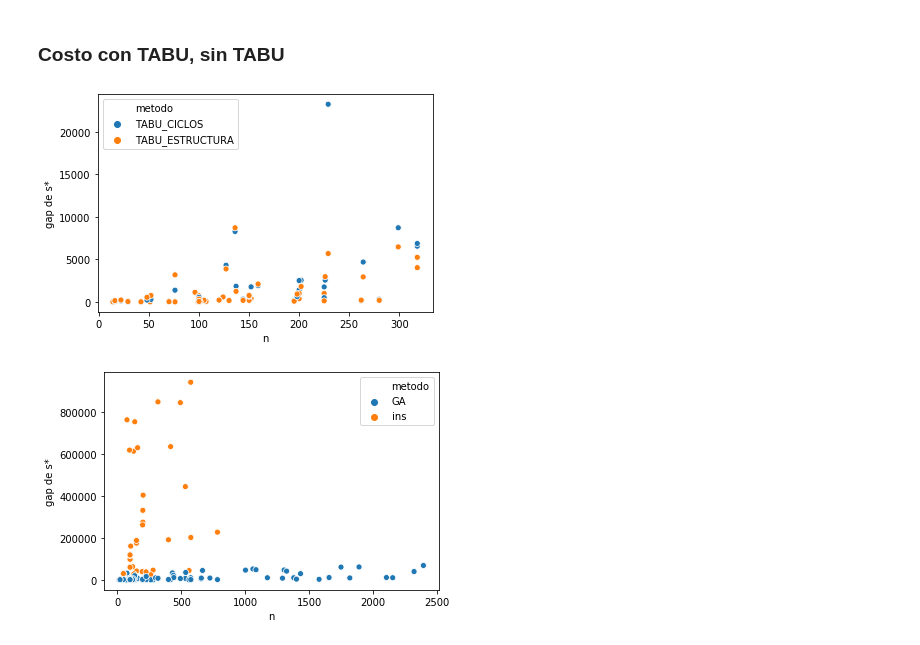
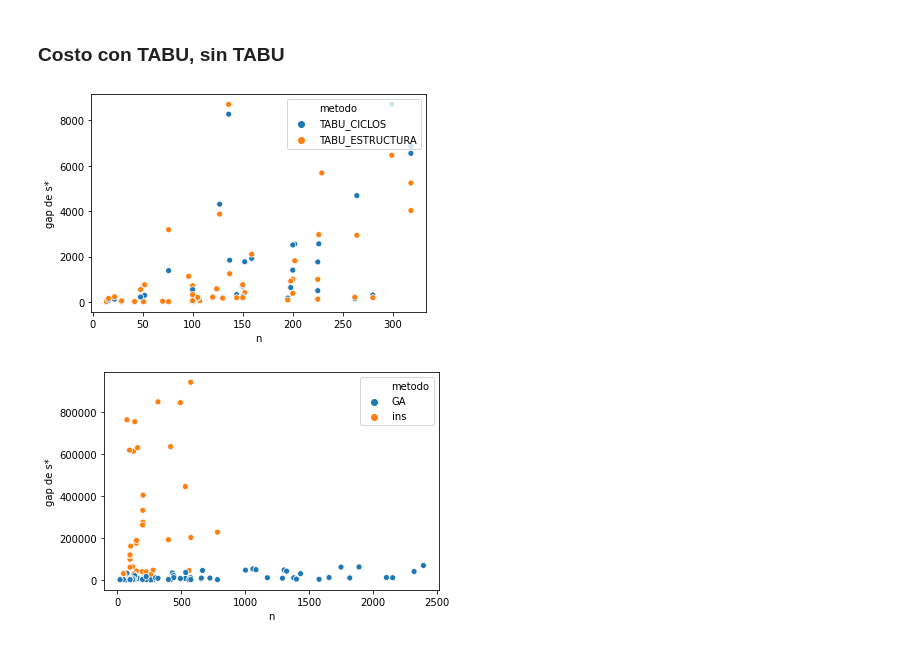
Before and after one commit to maltenzo/algo3-tp2, a Jupyter notebook: Python/Analisis.ipynb, the cells around one changed output. Saved outputs shown, nothing was run; the diff lists cells and outputs as text; code cells hidden in the pictures.

```diff
--- a/Python/Analisis.ipynb
+++ b/Python/Analisis.ipynb
@@ -111,13 +127,13 @@ df_opts.head()
 ### Costo con TABU, sin TABU
 # %%
 df_opts = pd.read_csv("resultados/resultado_opts.csv");
-df_opts = df_opts[(df_opts["n"] < 400) & ((df_opts["metodo"] == "TABU_CICLOS") | (df_opts["metodo"] == "TABU_ESTRUCTURA"))]
+df_opts = df_opts[(df_opts["n"] < 400) & (df_opts["gap"]<10000 ) &((df_opts["metodo"] == "TABU_CICLOS") | (df_opts["metodo"] == "TABU_ESTRUCTURA"))]
 fig = sns.scatterplot(data=df_opts, x='n', y='gap', hue='metodo');
 fig.set(xlabel='n', ylabel='gap de s*');
 
 plt.savefig("graficos/gap-heuristicas.svg");
 # %% [output]
-[figure, old version]
+[figure, new version]
 # %%
 df_opts = pd.read_csv("resultados/resultado_opts.csv");
 df_optt = df_opts[(df_opts["gap"] < 1000000) & (df_opts["metodo"] != "TABU_CICLOS") & (df_opts["metodo"] != "TABU_ESTRUCTURA")& (df_opts["metodo"] != "agm")]
```
Also changed, not shown: parts of 39 cells of this notebook, 36 other files.
